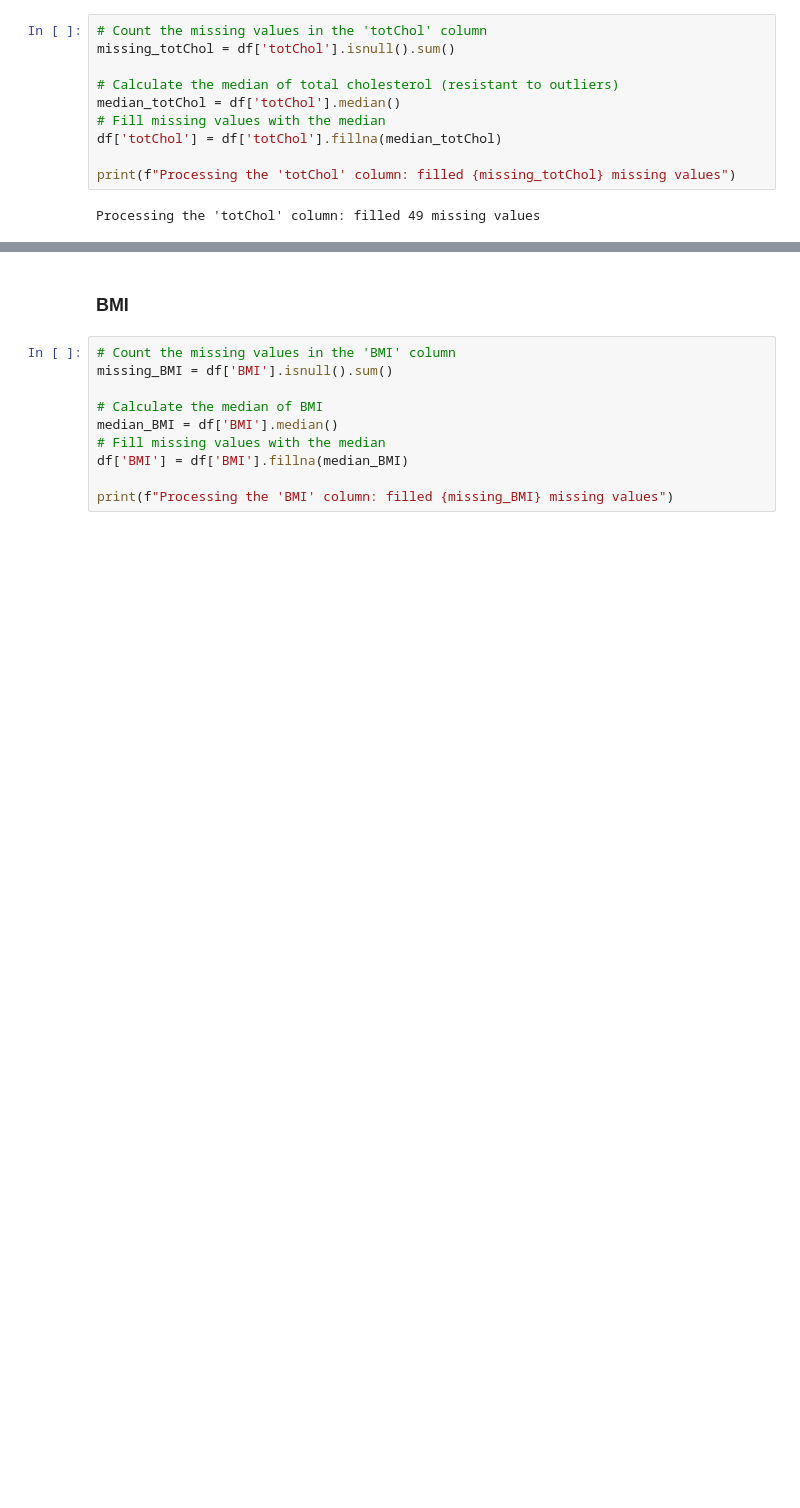
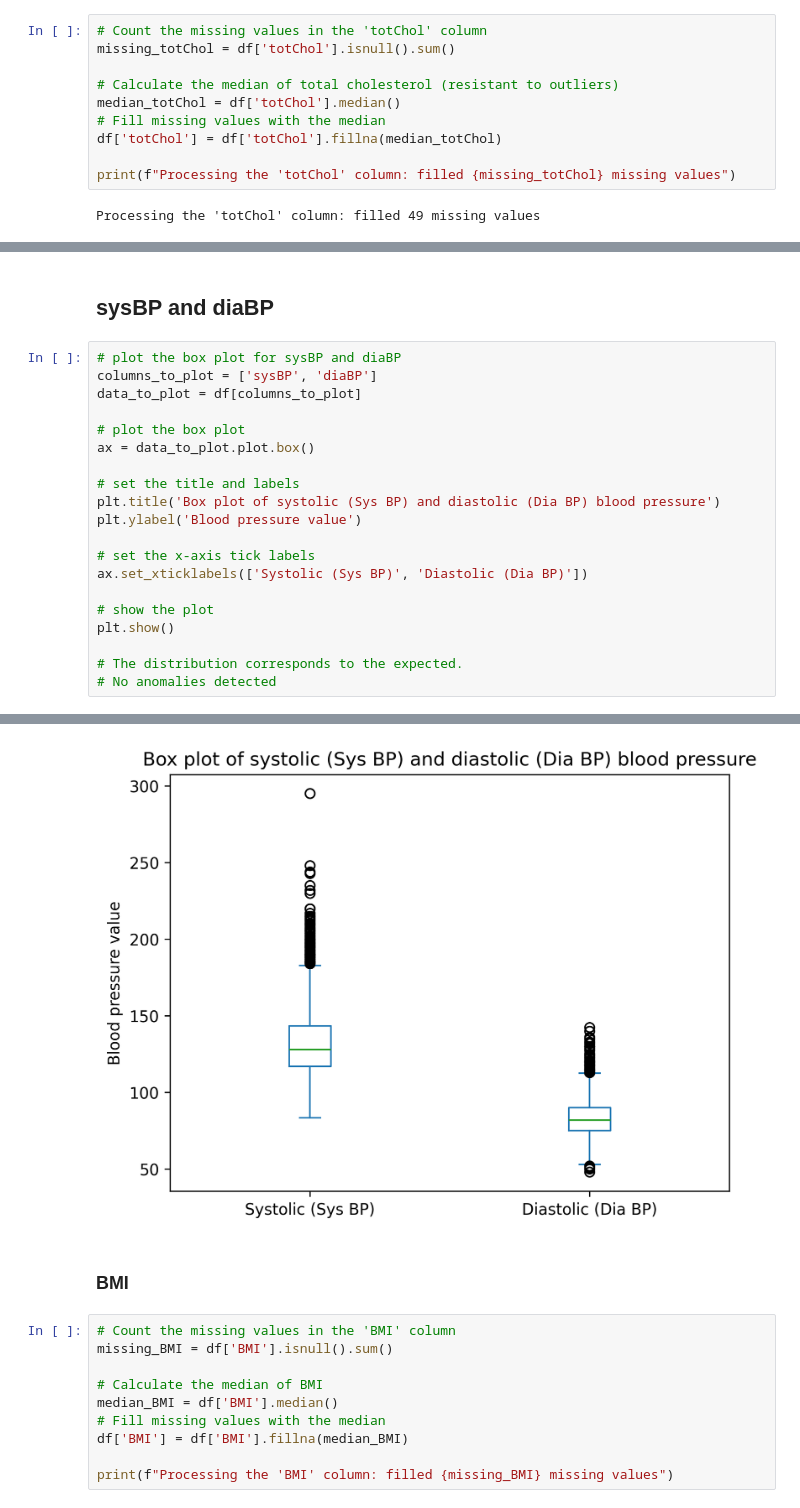
Before and after one commit to xuyihaowwa123/CHD_data_analysis2, a Jupyter notebook: CHD_data_analysis.ipynb, the cells around one changed output, grey strips where cells are left out. Cells and saved outputs as stored; diff of their text form; blank space fills up the shorter version.

```diff
--- a/CHD_data_analysis.ipynb
+++ b/CHD_data_analysis.ipynb
@@ -351,0 +415,23 @@ Processing the 'totChol' column: filled 49 missing values
+# %% [markdown]
+## sysBP and diaBP
+# %%
+# plot the box plot for sysBP and diaBP
+columns_to_plot = ['sysBP', 'diaBP']
+data_to_plot = df[columns_to_plot]
+
+# plot the box plot
+ax = data_to_plot.plot.box()
+
+# set the title and labels
+plt.title('Box plot of systolic (Sys BP) and diastolic (Dia BP) blood pressure')
+plt.ylabel('Blood pressure value')
+
+# set the x-axis tick labels
+ax.set_xticklabels(['Systolic (Sys BP)', 'Diastolic (Dia BP)'])
+
+# show the plot
+plt.show()
+
+# The distribution corresponds to the expected.
+# No anomalies detected
+# %% [output]
@@ -352,3 +455,4 @@ Processing the 'totChol' column: filled 49 missing values
+[figure, added]
 # %% [markdown]
 ### BMI
 # %%
```
Also changed, not shown: parts of 6 cells of this notebook.
